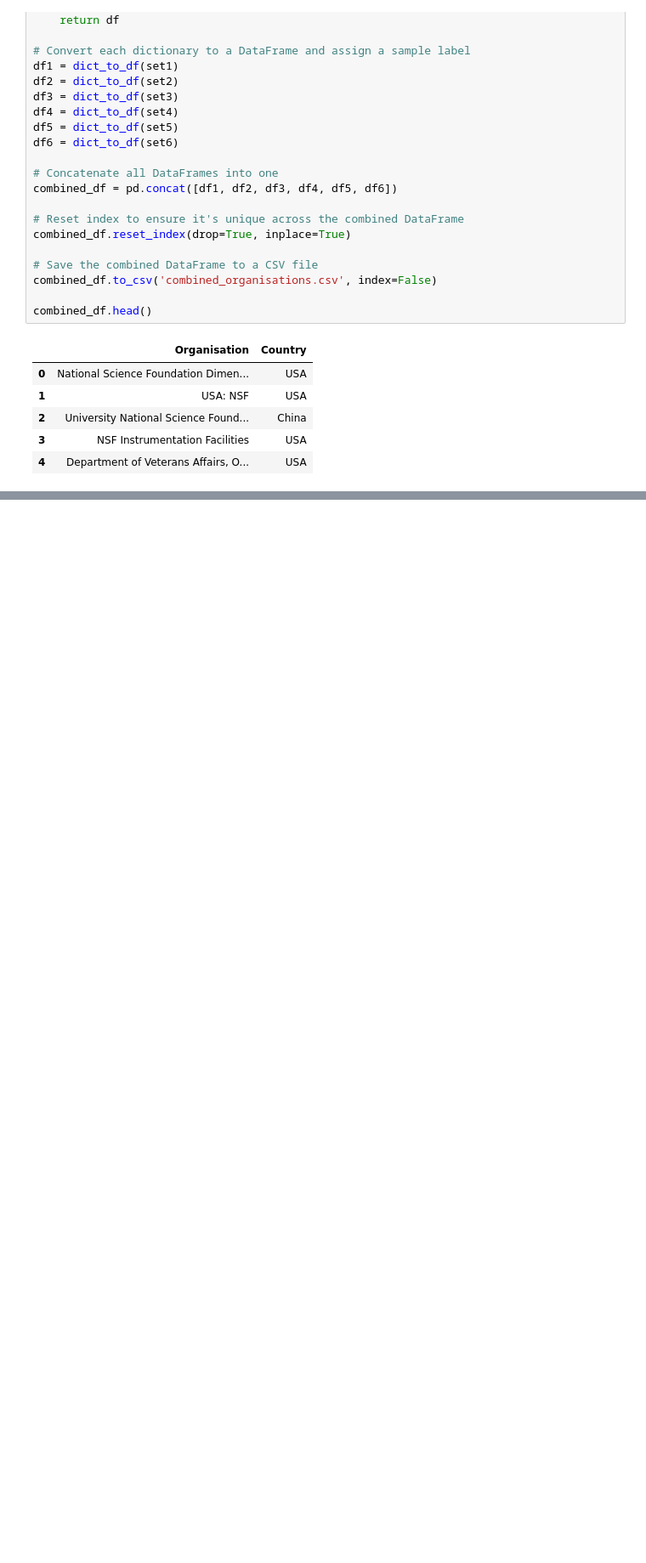
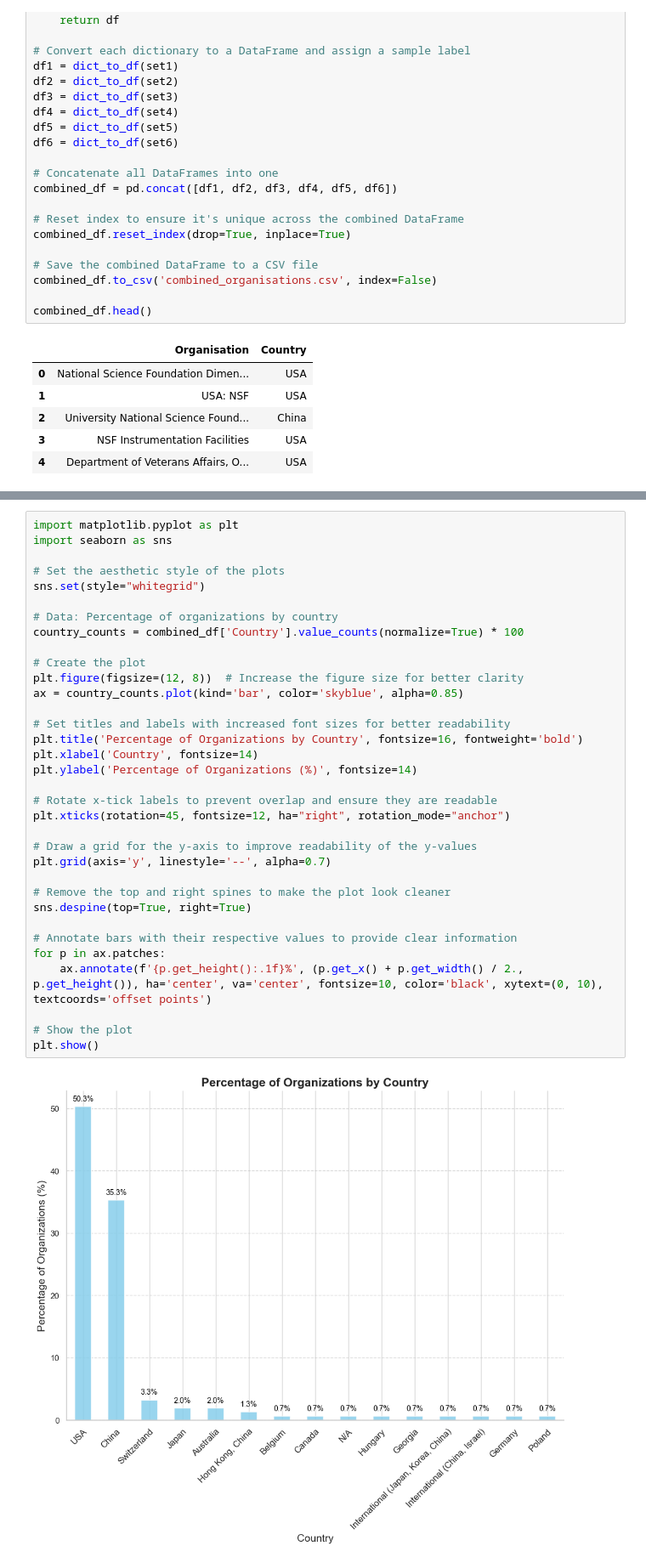
Before and after one commit to KrishnaTejaJ/p-llm-funding, a Jupyter notebook: Prompts/PartTwo/NoInContext/prompts_and_outputs_20.ipynb, the cells around one changed output, grey strips where cells are left out. Shown at 85% size. Saved outputs shown, nothing was run; the diff lists cells and outputs as text; blank space fills up the shorter version.

```diff
--- a/Prompts/PartTwo/NoInContext/prompts_and_outputs_20.ipynb
+++ b/Prompts/PartTwo/NoInContext/prompts_and_outputs_20.ipynb
@@ -484,0 +468,36 @@ plt.show()
+# %%
+import matplotlib.pyplot as plt
+import seaborn as sns
+
+# Set the aesthetic style of the plots
+sns.set(style="whitegrid")
+
+# Data: Percentage of organizations by country
+country_counts = combined_df['Country'].value_counts(normalize=True) * 100
+
+# Create the plot
+plt.figure(figsize=(12, 8))  # Increase the figure size for better clarity
+ax = country_counts.plot(kind='bar', color='skyblue', alpha=0.85)
+
+# Set titles and labels with increased font sizes for better readability
+plt.title('Percentage of Organizations by Country', fontsize=16, fontweight='bold')
+plt.xlabel('Country', fontsize=14)
+plt.ylabel('Percentage of Organizations (%)', fontsize=14)
+
+# Rotate x-tick labels to prevent overlap and ensure they are readable
+plt.xticks(rotation=45, fontsize=12, ha="right", rotation_mode="anchor")
+
+# Draw a grid for the y-axis to improve readability of the y-values
+plt.grid(axis='y', linestyle='--', alpha=0.7)
+
+# Remove the top and right spines to make the plot look cleaner
+sns.despine(top=True, right=True)
+
+# Annotate bars with their respective values to provide clear information
+for p in ax.patches:
+    ax.annotate(f'{p.get_height():.1f}%', (p.get_x() + p.get_width() / 2., p.get_height()), ha='center', va='center', fontsize=10, color='black', xytext=(0, 10), textcoords='offset points')
+
+# Show the plot
+plt.show()
+# %% [output]
+[figure, added]
```
Also changed, not shown: parts of 1 cell of this notebook, 1 other file.
